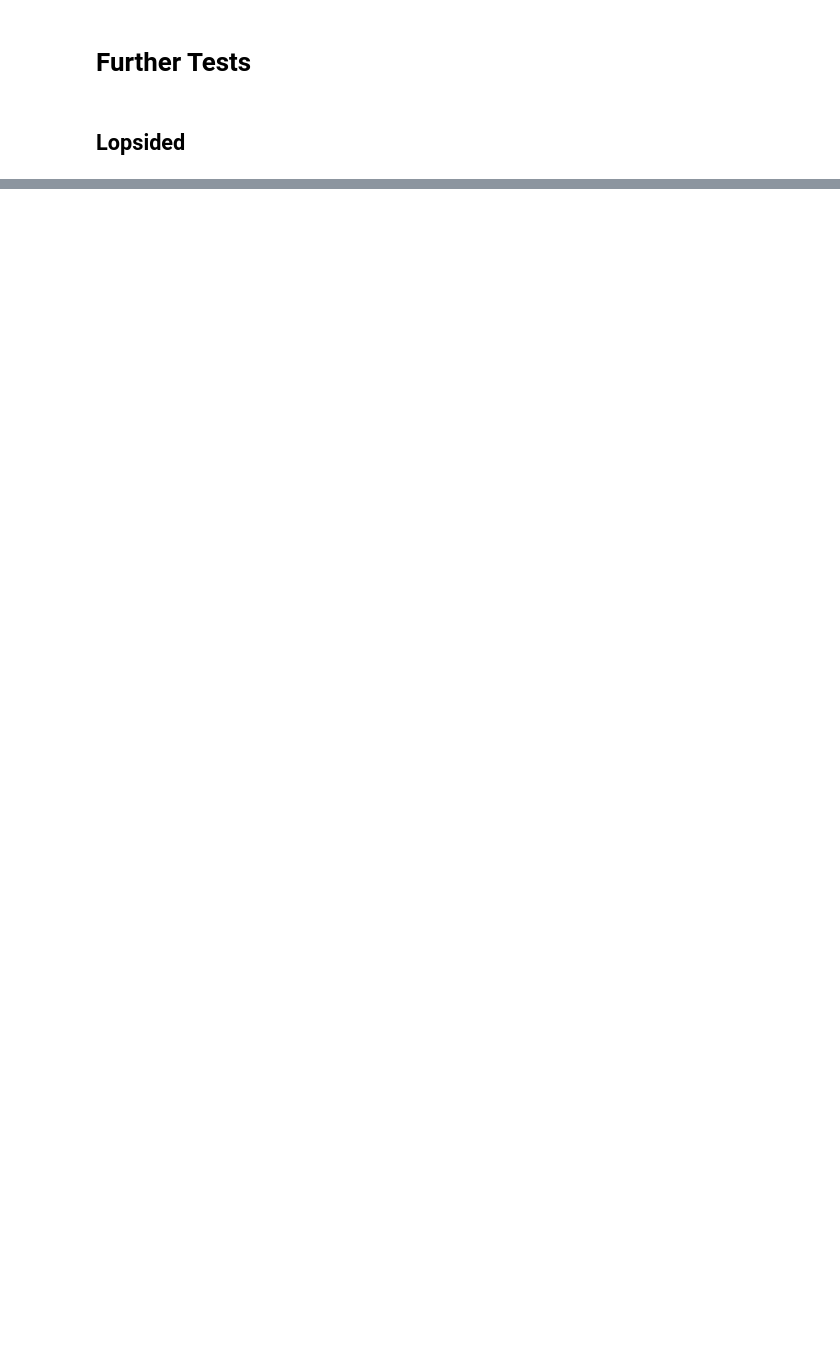
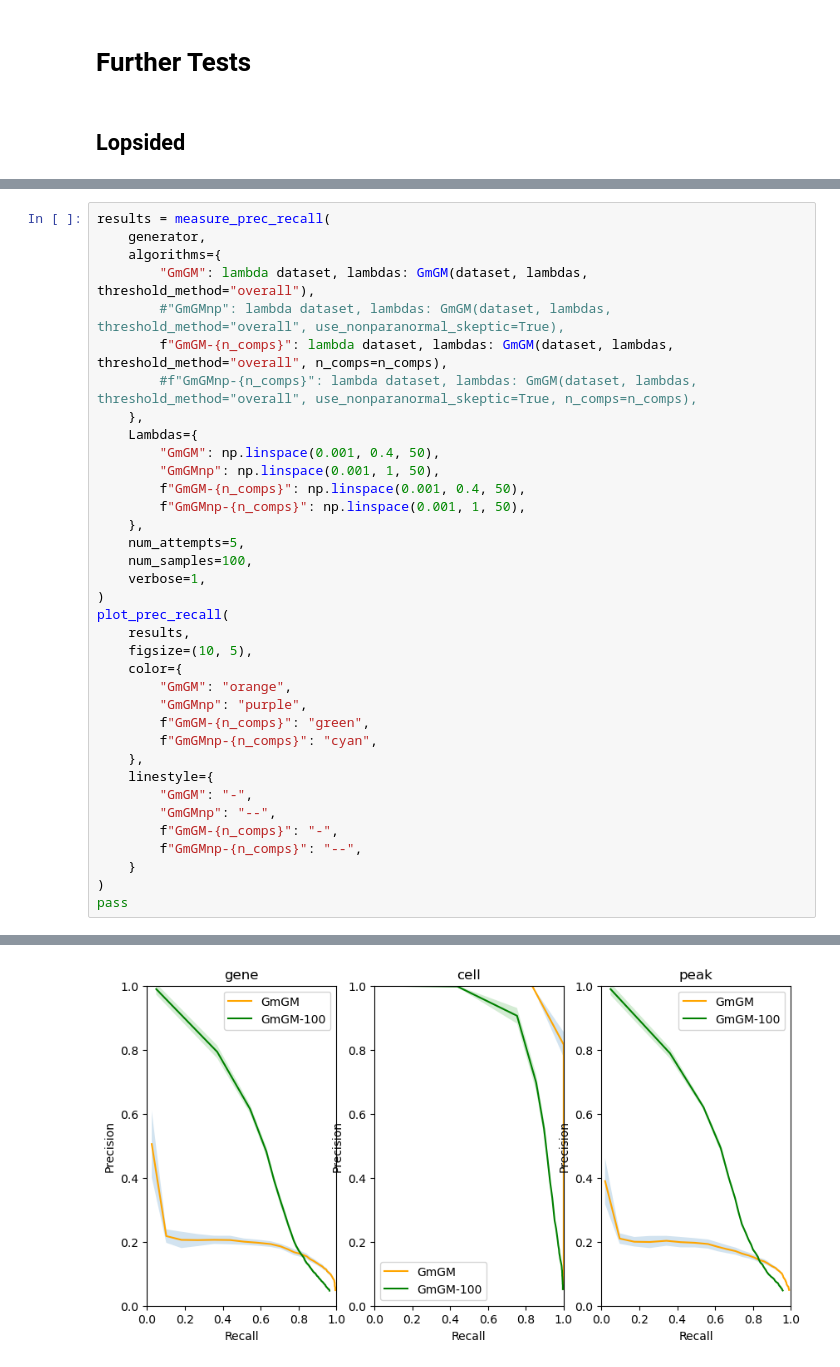
Before and after one commit to BaileyAndrew/GmGM-python, a Jupyter notebook: examples/synthetic_data.ipynb, the cells around one changed output, grey strips where cells are left out. Drawn from its saved outputs; the diff is of its cells as text; blank space fills up the shorter version.

```diff
--- a/examples/synthetic_data.ipynb
+++ b/examples/synthetic_data.ipynb
@@ -2336,0 +2313,37 @@ Lambda #19
+# %%
+results = measure_prec_recall(
+    generator,
+    algorithms={
+        "GmGM": lambda dataset, lambdas: GmGM(dataset, lambdas, threshold_method="overall"),
+        #"GmGMnp": lambda dataset, lambdas: GmGM(dataset, lambdas, threshold_method="overall", use_nonparanormal_skeptic=True),
+        f"GmGM-{n_comps}": lambda dataset, lambdas: GmGM(dataset, lambdas, threshold_method="overall", n_comps=n_comps),
+        #f"GmGMnp-{n_comps}": lambda dataset, lambdas: GmGM(dataset, lambdas, threshold_method="overall", use_nonparanormal_skeptic=True, n_comps=n_comps),
+    },
+    Lambdas={
+        "GmGM": np.linspace(0.001, 0.4, 50),
+        "GmGMnp": np.linspace(0.001, 1, 50),
+        f"GmGM-{n_comps}": np.linspace(0.001, 0.4, 50),
+        f"GmGMnp-{n_comps}": np.linspace(0.001, 1, 50),
+    },
+    num_attempts=5,
+    num_samples=100,
+    verbose=1,
+)
+plot_prec_recall(
+    results,
+    figsize=(10, 5),
+    color={
+        "GmGM": "orange",
+        "GmGMnp": "purple",
+        f"GmGM-{n_comps}": "green",
+        f"GmGMnp-{n_comps}": "cyan",
+    },
+    linestyle={
+        "GmGM": "-",
+        "GmGMnp": "--",
+        f"GmGM-{n_comps}": "-",
+        f"GmGMnp-{n_comps}": "--",
+    }
+)
+pass
+# %% [output]
@@ -2336,0 +2355 @@ Lambda #19
+[figure, added]
```
Also changed, not shown: parts of 27 cells of this notebook, 2 other files.
